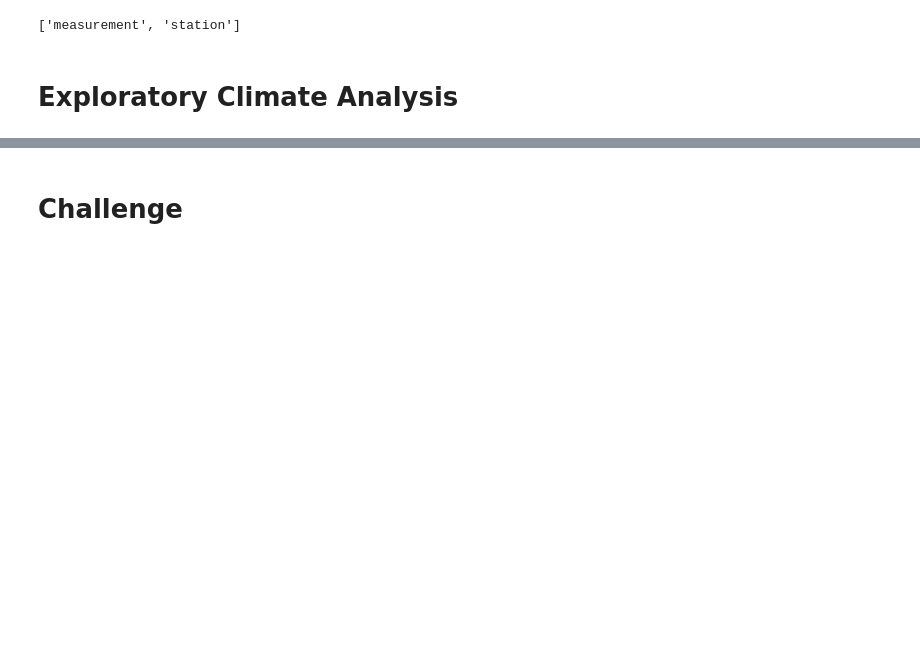
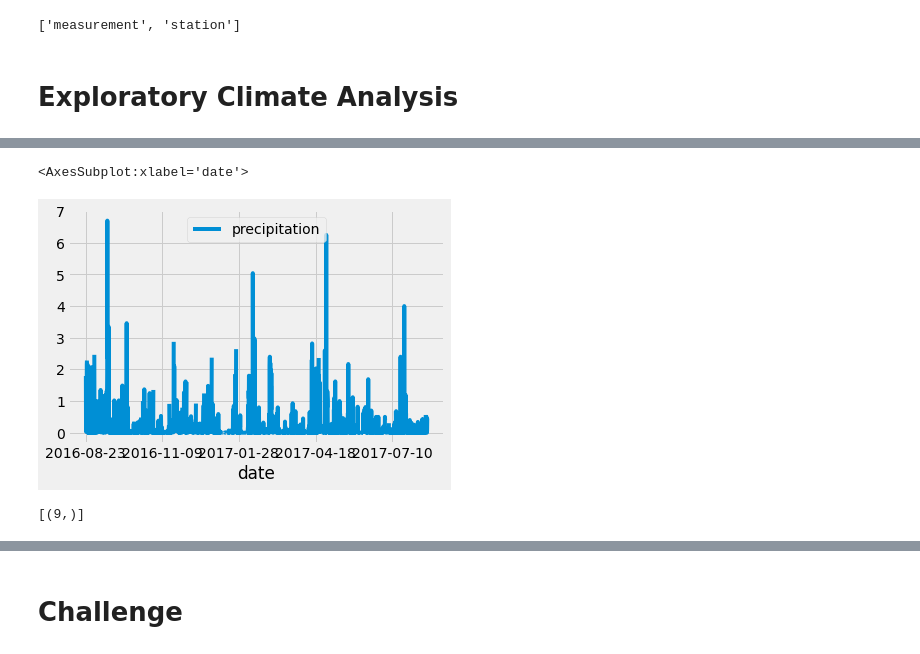
Before and after one commit to tonjakae/surfs_up, a Jupyter notebook: climate_analysis.ipynb, the cells around one changed output, grey strips where cells are left out. Drawn from its saved outputs; the diff is of its cells as text; code cells hidden in the pictures; blank space fills up the shorter version.

```diff
--- a/climate_analysis.ipynb
+++ b/climate_analysis.ipynb
@@ -21,6 +21,7 @@ engine = create_engine("sqlite:///hawaii.sqlite")
 Base = automap_base()
 # %%
 # reflect an existing database into a new model
+Base = automap_base()
 # reflect the tables
 Base.prepare(engine, reflect=True)
 # %%
@@ -30,20 +31,32 @@ Base.classes.keys()
 ['measurement', 'station']
 # %%
 # Save references to each table
+Measurement = Base.classes.measurement
+Station = Base.classes.station
 # %%
 # Create our session (link) from Python to the DB
+sessions = Session(engine)
 # %% [markdown]
 # Exploratory Climate Analysis
 # %%
 # Design a query to retrieve the last 12 months of precipitation data and plot the results.
 #Starting from the last data point in the database.
-
+prev_year = dt.date(2017, 8, 23)
 # Calculate the date one year from the last date in data set.
-
+prev_year = dt.date(2017, 8, 23) - dt.timedelta(days=365)
 # Perform a query to retrieve the data and precipitation scores
-
+results = []
+# results = session.query(Measurement.date, Measurement.prcp)
+# print(results.all())
+results = sessions.query(Measurement.date, Measurement.prcp).filter(Measurement.date >= prev_year).all()
+# print(results)
 # Save the query results as a Pandas DataFrame and set the index to the date column
-
+df = pd.DataFrame(results, columns=['date','precipitation'])
+df.set_index(df['date'], inplace=True)
+# print the dataframe with the index
+# print(df)
+# print hte dataframe without the index
+# print(df.to_string(index=False))
 # Sort the dataframe by date
-
-# Use Pandas Plotting with Matplotlib to plot the data
+df = df.sort_index()
+print(df.to_string(index=False))
@@ -52,5 +94,14 @@ Base.classes.keys()
+# %%
+# Use Pandas Plotting with Matplotlib to plot the data (total precipitation per day)
+df.plot()
+# %% [output]
+<AxesSubplot:xlabel='date'>
+[figure, added]
 # %%
 # How many stations are available in this dataset?
+sessions.query(func.count(Station.station)).all()
+# %% [output]
+[(9,)]
 # %%
 # What are the most active stations?
 # List the stations and the counts in descending order.
```
Also changed, not shown: parts of 8 cells of this notebook, 2 other files.
